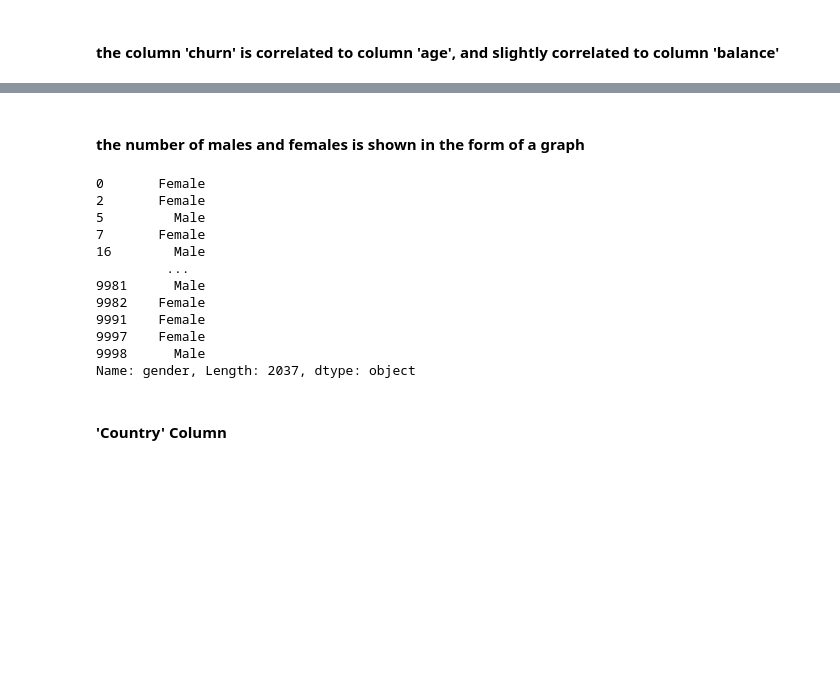
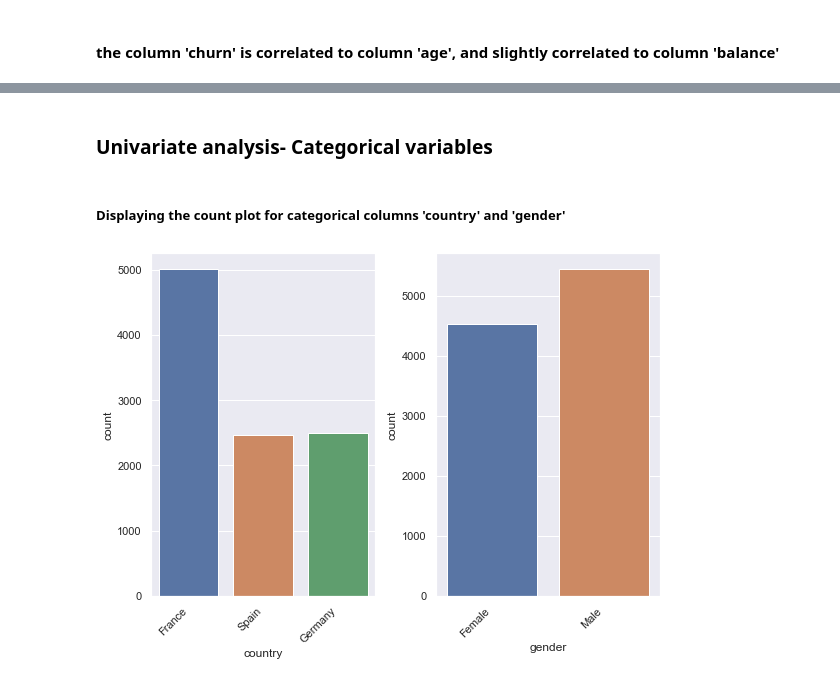
Before and after one commit to Raj-Ranjan-Singh/EDA-Project, a Jupyter notebook: Bank Customer Churn Dataset EDA.ipynb, the cells around one changed output, grey strips where cells are left out. Drawn from its saved outputs; the diff is of its cells as text; code cells hidden in the pictures; blank space fills up the shorter version.

```diff
--- a/Bank Customer Churn Dataset EDA.ipynb
+++ b/Bank Customer Churn Dataset EDA.ipynb
@@ -277,22 +236,24 @@ plt.show()
-# %% [markdown]
-<h4>the number of males and females is shown in the form of a graph
-</h4>
-# %%
-#plotting the number of males and females being churned out of the bank(churn=1)
-df.loc[df.churn==1,"gender"]
-# %% [output]
-0       Female
-2       Female
-5         Male
-7       Female
-16        Male
-         ...
-9981      Male
-9982    Female
-9991    Female
-9997    Female
-9998      Male
-Name: gender, Length: 2037, dtype: object
-# %% [markdown]
-<h4>'Country' Column
-</h4>
+# %% [markdown]
+<h3>Univariate analysis- Categorical variables
+</h3>
+# %% [markdown]
+<h5>Displaying the count plot for categorical columns 'country' and 'gender'
+</h5>
+# %%
+cols = 4
+rows = 1
+fig = plt.figure(figsize= (16,6))
+all_categs = df.select_dtypes(include='object')
+cat_cols = all_categs.columns
+for i, col in enumerate(cat_cols):
+
+    ax=fig.add_subplot(rows, cols, i+1)
+
+    sns.countplot(x=df[col], ax=ax)
+
+    plt.xticks(rotation=45, ha='right')
+
+fig.tight_layout()
+plt.show()
+# %% [output]
+[figure, added]
```
Also changed, not shown: parts of 61 cells of this notebook.
